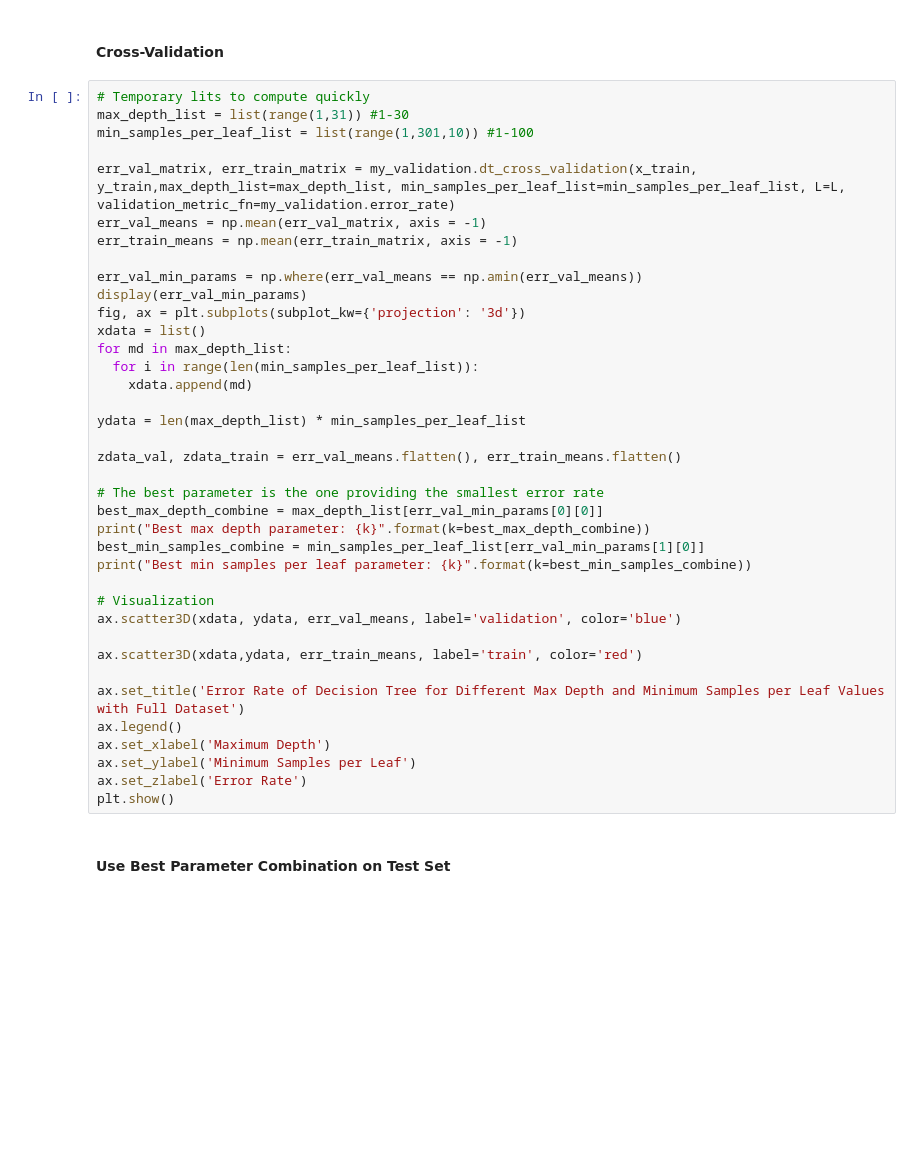
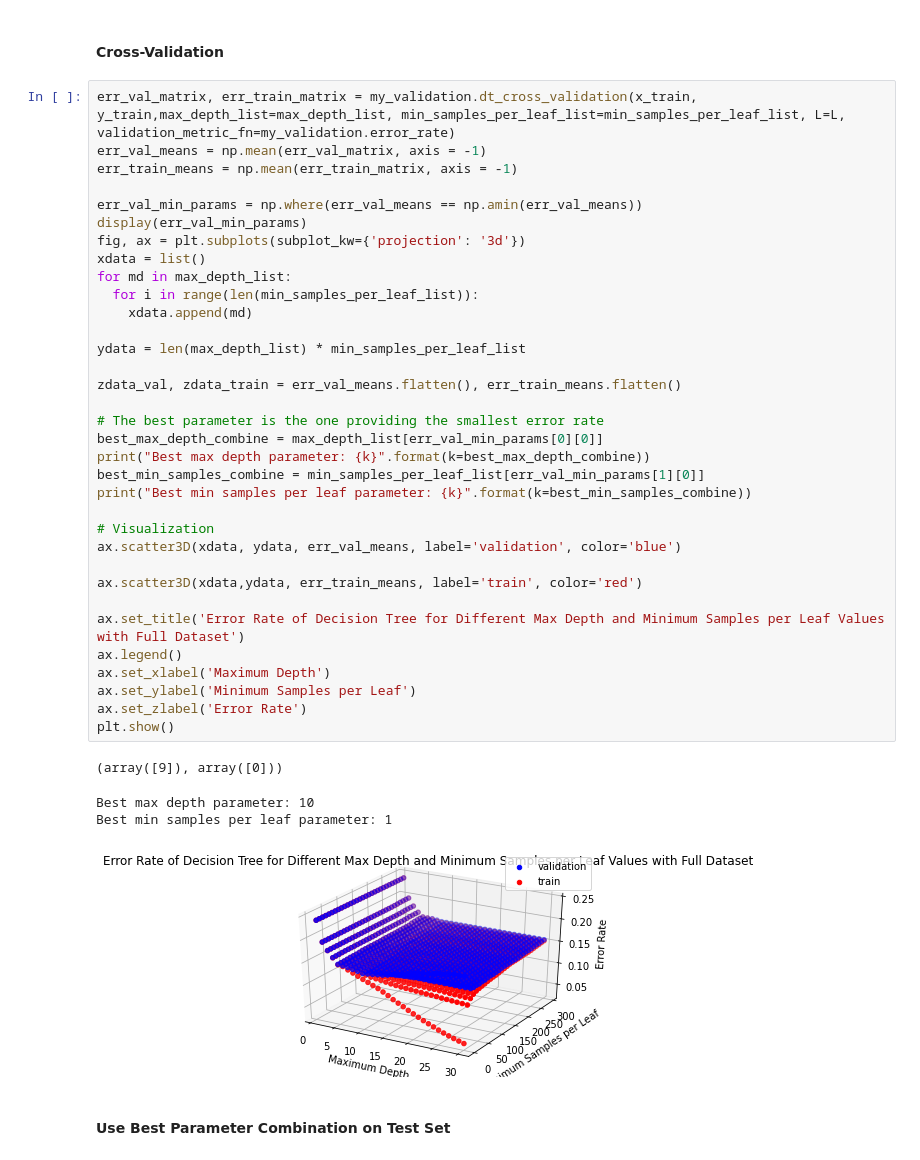
Before and after one commit to chrismartel/COMP551, a Jupyter notebook: projects/p1/adult_salary.ipynb, the cells around one changed output. Drawn from its saved outputs; the diff is of its cells as text; blank space fills up the shorter version.

```diff
--- a/projects/p1/adult_salary.ipynb
+++ b/projects/p1/adult_salary.ipynb
@@ -567,43 +599,44 @@ print("Prediction time: {pred_time}".format(pred_time=pred_time))
 # %% [markdown]
 #### Cross-Validation
 # %%
-# Temporary lits to compute quickly
-max_depth_list = list(range(1,31)) #1-30
-min_samples_per_leaf_list = list(range(1,301,10)) #1-100
-
 err_val_matrix, err_train_matrix = my_validation.dt_cross_validation(x_train, y_train,max_depth_list=max_depth_list, min_samples_per_leaf_list=min_samples_per_leaf_list, L=L, validation_metric_fn=my_validation.error_rate)
 err_val_means = np.mean(err_val_matrix, axis = -1)
 err_train_means = np.mean(err_train_matrix, axis = -1)
 
 err_val_min_params = np.where(err_val_means == np.amin(err_val_means))
 display(err_val_min_params)
 fig, ax = plt.subplots(subplot_kw={'projection': '3d'})
 xdata = list()
 for md in max_depth_list:
   for i in range(len(min_samples_per_leaf_list)):
     xdata.append(md)
 
 ydata = len(max_depth_list) * min_samples_per_leaf_list
 
 zdata_val, zdata_train = err_val_means.flatten(), err_train_means.flatten()
 
 # The best parameter is the one providing the smallest error rate
 best_max_depth_combine = max_depth_list[err_val_min_params[0][0]]
 print("Best max depth parameter: {k}".format(k=best_max_depth_combine))
 best_min_samples_combine = min_samples_per_leaf_list[err_val_min_params[1][0]]
 print("Best min samples per leaf parameter: {k}".format(k=best_min_samples_combine))
 
 # Visualization
 ax.scatter3D(xdata, ydata, err_val_means, label='validation', color='blue')
 
 ax.scatter3D(xdata,ydata, err_train_means, label='train', color='red')
 
 ax.set_title('Error Rate of Decision Tree for Different Max Depth and Minimum Samples per Leaf Values with Full Dataset')
 ax.legend()
 ax.set_xlabel('Maximum Depth')
 ax.set_ylabel('Minimum Samples per Leaf')
 ax.set_zlabel('Error Rate')
 plt.show()
+# %% [output]
+(array([9]), array([0]))
+Best max depth parameter: 10
+Best min samples per leaf parameter: 1
+[figure, added]
 # %% [markdown]
 #### Use Best Parameter Combination on Test Set
 # %%
```
Also changed, not shown: parts of 13 cells of this notebook.
